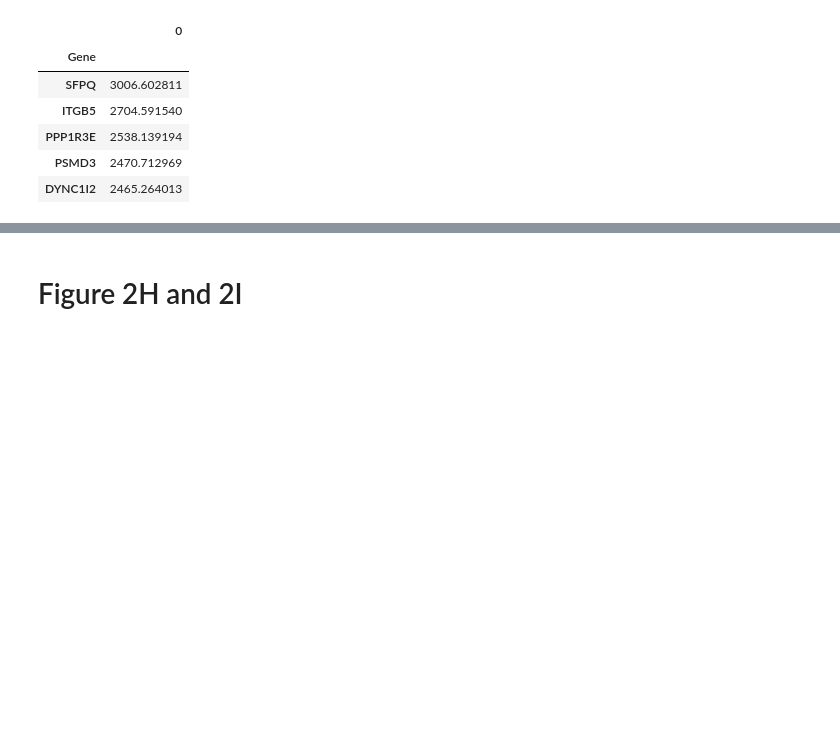
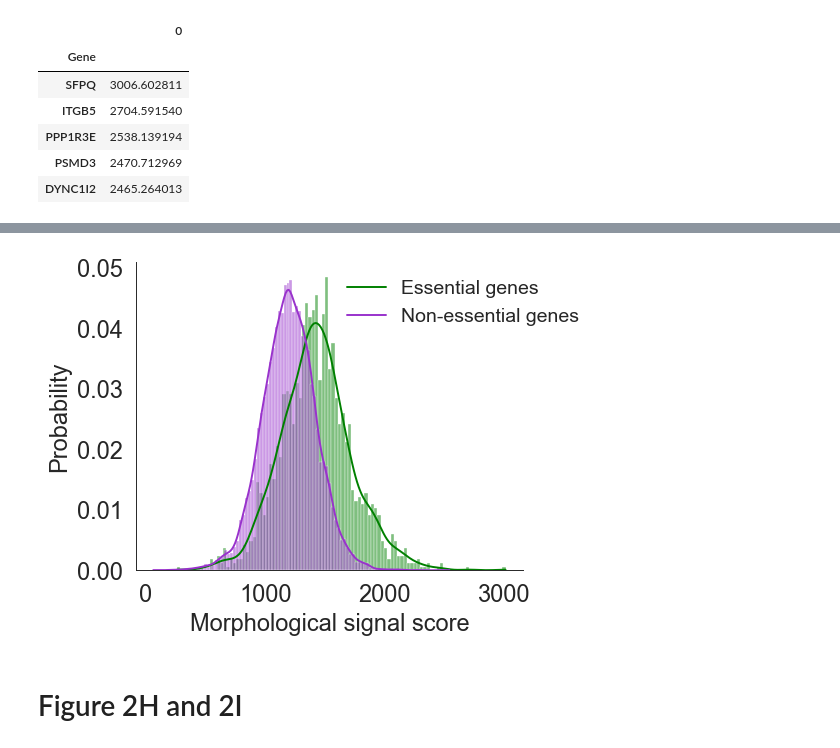
Before and after one commit to broadinstitute/2022_PERISCOPE, a Jupyter notebook: 2_A549_WGS_Summary/Figure_2.ipynb, the cells around one changed output, grey strips where cells are left out. Drawn from its saved outputs; the diff is of its cells as text; code cells hidden in the pictures; blank space fills up the shorter version.

```diff
--- a/2_A549_WGS_Summary/Figure_2.ipynb
+++ b/2_A549_WGS_Summary/Figure_2.ipynb
@@ -652,12 +652,9 @@ ranked_list.head()
 | PSMD3 | 2470.712969 |
 | DYNC1I2 | 2465.264013 |
 # %%
-# Load the CRISPR_gene_effect.csv From DepMap Public 22Q2: Gene Effect scores derived from CRISPR knockout screens
-# published by Broad’s Achilles and Sanger’s SCORE projects.
-# Download files described above and add the folder address
-gene_effect = pd.read_csv('(FOLDER_ADDRESS)/CRISPR_gene_effect.csv')
-gene_effect_1 = gene_effect.query("DepMap_ID == 'ACH-000681'").T
-gene_effect_1 = gene_effect_1.drop('DepMap_ID',axis=0).reset_index().rename(columns={'index':'Gene',440:'Effect'})
-for i in range(len(gene_effect_1.index)):
-    gene_effect_1.iloc[i,0] = gene_effect_1.iloc[i,0].split()[0]
-gene_effect_1.head()
+# Load the CRISPR gene effect data
+gene_effect = pd.read_csv('inputs/CRISPRGeneEffect_A549.csv')
+# Merge the morphological signal scores and the CRISPR gene effect data into a single dataframe
+effect_score_df = gene_effect.merge(ranked_list,on='Gene').rename(columns={0:'Score'})
+effect_score_df['Effect'] = pd.to_numeric(effect_score_df['Effect'],errors = 'coerce')
+effect_score_df.head()
@@ -664,30 +668,26 @@ gene_effect_1.head()
-# %%
-# Merge the morphological signal scores and the CRISPR gene effect data into a single dataframe
-effect_score_df = gene_effect_1.merge(ranked_list,on='Gene').rename(columns={0:'Score'})
-effect_score_df['Effect'] = pd.to_numeric(effect_score_df['Effect'],errors = 'coerce')
-effect_score_df.head()
 # %%
-# Plot A549 morphological signal score for the essential genes for Fig 2G
+# Plot A549 morphological signal score for the essential genes
 sns.set_theme(style="white",rc = {'axes.linewidth': 0.7,'xtick.labelsize':17,'ytick.labelsize':17})
-
 fig, ax = plt.subplots(figsize=(5,4))
 
 # Threshold for essential genes
 t = -0.5
 essential_genes = effect_score_df.query(f'Effect < {t}').Score
 non_essential_genes = effect_score_df.query(f'Effect >= {t}').Score
 
 sns.histplot(essential_genes ,color='green' ,stat= 'probability' ,bins= 100, kde=True, line_kws={'lw':1.4} , alpha=0.5,ax = ax);
 sns.histplot(non_essential_genes ,color='darkorchid' ,stat= 'probability' ,bins= 100, kde=True, line_kws={'lw':1.4} ,alpha=0.5,ax = ax);
 
 ax.set_ylabel('Probability',size=17)
 ax.set_xlabel('Morphological signal score',size=17)
-font = font_manager.FontProperties(size=14) #family='Comic Sans MS',weight='bold', style='normal',
-ax.legend(['Essential genes','Non essential genes'],loc='upper left', bbox_to_anchor=(0.5,1),frameon=False,prop=font )
+font = font_manager.FontProperties(size=14)
+ax.legend(['Essential genes','Non-essential genes'],loc='upper left', bbox_to_anchor=(0.5,1),frameon=False,prop=font )
 sns.despine(top = True)
 
 fig.savefig(os.path.join(output_folder,'figure_panels','Fig2G_A549_Morphological_signal_score_essential_genes.png'), dpi=300,facecolor='w', edgecolor='w', bbox_inches='tight')
 plt.show()
+# %% [output]
+[figure, added]
 # %% [markdown]
 # Figure 2H and 2I
 # %%
```
Also changed, not shown: parts of 1 cell of this notebook.
